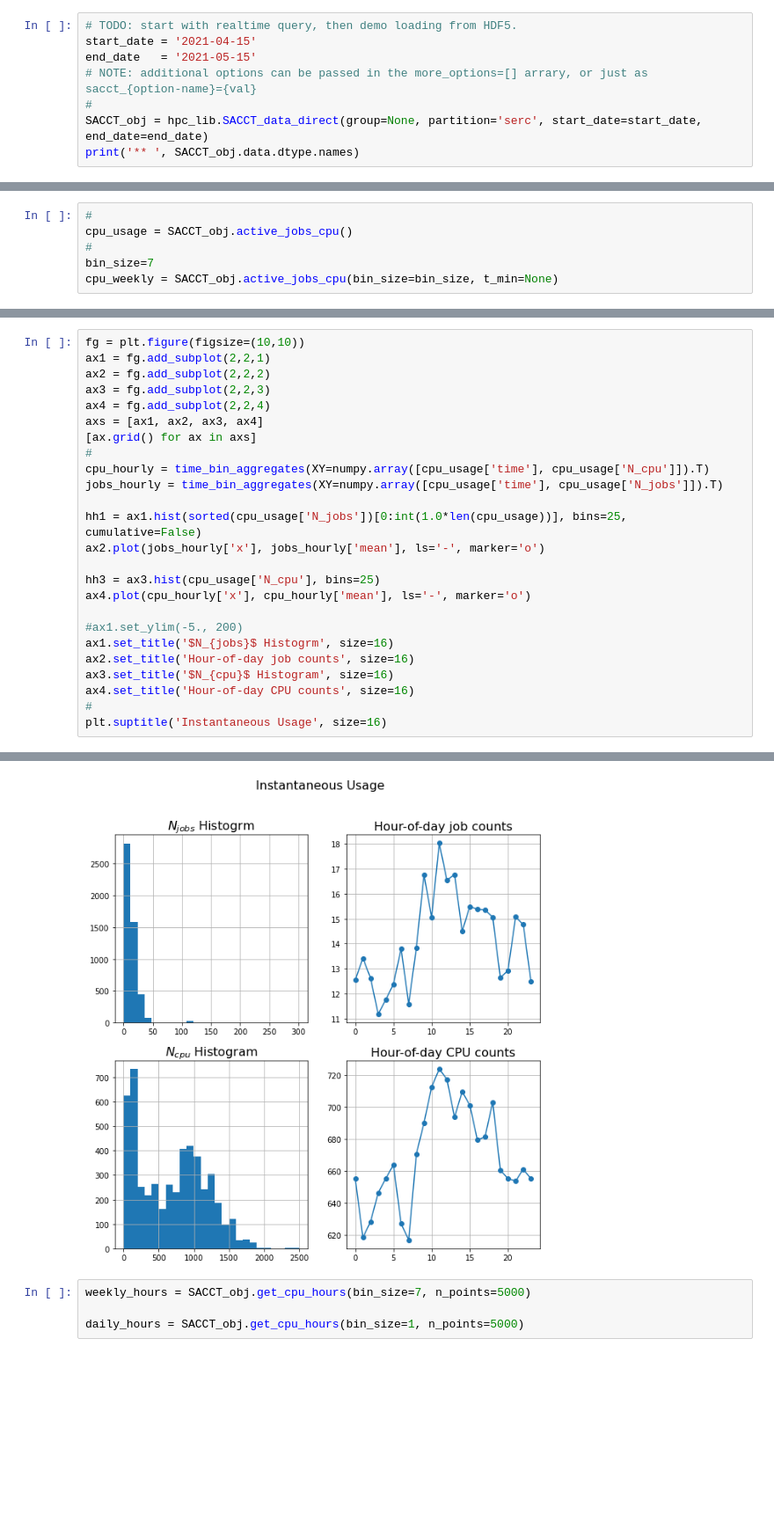
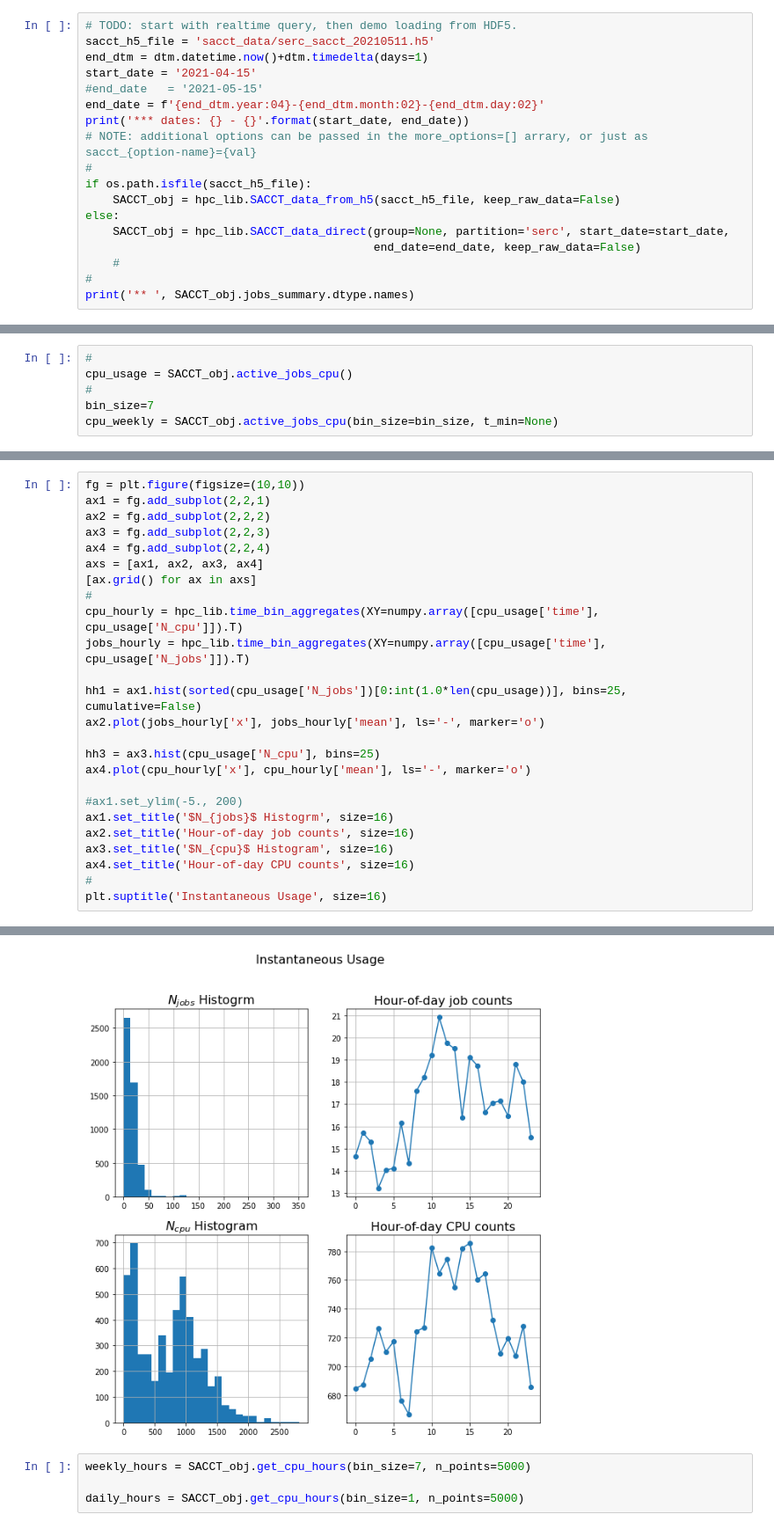
Before and after one commit to jeffersonscientific/HPC_analytics, a Jupyter notebook: SERC_analytics_realtime_query.ipynb, the cells around one changed output, grey strips where cells are left out. Shown at 88% size. Cells and saved outputs as stored; diff of their text form; blank space fills up the shorter version.

```diff
--- a/SERC_analytics_realtime_query.ipynb
+++ b/SERC_analytics_realtime_query.ipynb
@@ -40,10 +37,20 @@ import hpc_lib
 #             out_pkl = pickle.dump(sacct_mazama, fout)
 # %%
 # TODO: start with realtime query, then demo loading from HDF5.
+sacct_h5_file = 'sacct_data/serc_sacct_20210511.h5'
+end_dtm = dtm.datetime.now()+dtm.timedelta(days=1)
 start_date = '2021-04-15'
-end_date   = '2021-05-15'
+#end_date   = '2021-05-15'
+end_date = f'{end_dtm.year:04}-{end_dtm.month:02}-{end_dtm.day:02}'
+print('*** dates: {} - {}'.format(start_date, end_date))
 # NOTE: additional options can be passed in the more_options=[] arrary, or just as sacct_{option-name}={val}
 #
-SACCT_obj = hpc_lib.SACCT_data_direct(group=None, partition='serc', start_date=start_date, end_date=end_date)
-print('** ', SACCT_obj.data.dtype.names)
+if os.path.isfile(sacct_h5_file):
+    SACCT_obj = hpc_lib.SACCT_data_from_h5(sacct_h5_file, keep_raw_data=False)
+else:
+    SACCT_obj = hpc_lib.SACCT_data_direct(group=None, partition='serc', start_date=start_date,
+                                          end_date=end_date, keep_raw_data=False)
+    #
+#
+print('** ', SACCT_obj.jobs_summary.dtype.names)
 # %% [output]
@@ -198,31 +228,31 @@ ax2.legend(loc=1, numpoints=1)
 # %%
 fg = plt.figure(figsize=(10,10))
 ax1 = fg.add_subplot(2,2,1)
 ax2 = fg.add_subplot(2,2,2)
 ax3 = fg.add_subplot(2,2,3)
 ax4 = fg.add_subplot(2,2,4)
 axs = [ax1, ax2, ax3, ax4]
 [ax.grid() for ax in axs]
 #
-cpu_hourly = time_bin_aggregates(XY=numpy.array([cpu_usage['time'], cpu_usage['N_cpu']]).T)
-jobs_hourly = time_bin_aggregates(XY=numpy.array([cpu_usage['time'], cpu_usage['N_jobs']]).T)
+cpu_hourly = hpc_lib.time_bin_aggregates(XY=numpy.array([cpu_usage['time'], cpu_usage['N_cpu']]).T)
+jobs_hourly = hpc_lib.time_bin_aggregates(XY=numpy.array([cpu_usage['time'], cpu_usage['N_jobs']]).T)
 
 hh1 = ax1.hist(sorted(cpu_usage['N_jobs'])[0:int(1.0*len(cpu_usage))], bins=25, cumulative=False)
 ax2.plot(jobs_hourly['x'], jobs_hourly['mean'], ls='-', marker='o')
 
 hh3 = ax3.hist(cpu_usage['N_cpu'], bins=25)
 ax4.plot(cpu_hourly['x'], cpu_hourly['mean'], ls='-', marker='o')
 
 #ax1.set_ylim(-5., 200)
 ax1.set_title('$N_{jobs}$ Histogrm', size=16)
 ax2.set_title('Hour-of-day job counts', size=16)
 ax3.set_title('$N_{cpu}$ Histogram', size=16)
 ax4.set_title('Hour-of-day CPU counts', size=16)
 #
 plt.suptitle('Instantaneous Usage', size=16)
 # %% [output]
 Text(0.5, 0.98, 'Instantaneous Usage')
-[figure, old version]
+[figure, new version]
 # %%
 weekly_hours = SACCT_obj.get_cpu_hours(bin_size=7, n_points=5000)
 
```
Also changed, not shown: parts of 22 cells of this notebook, 2 other files.
